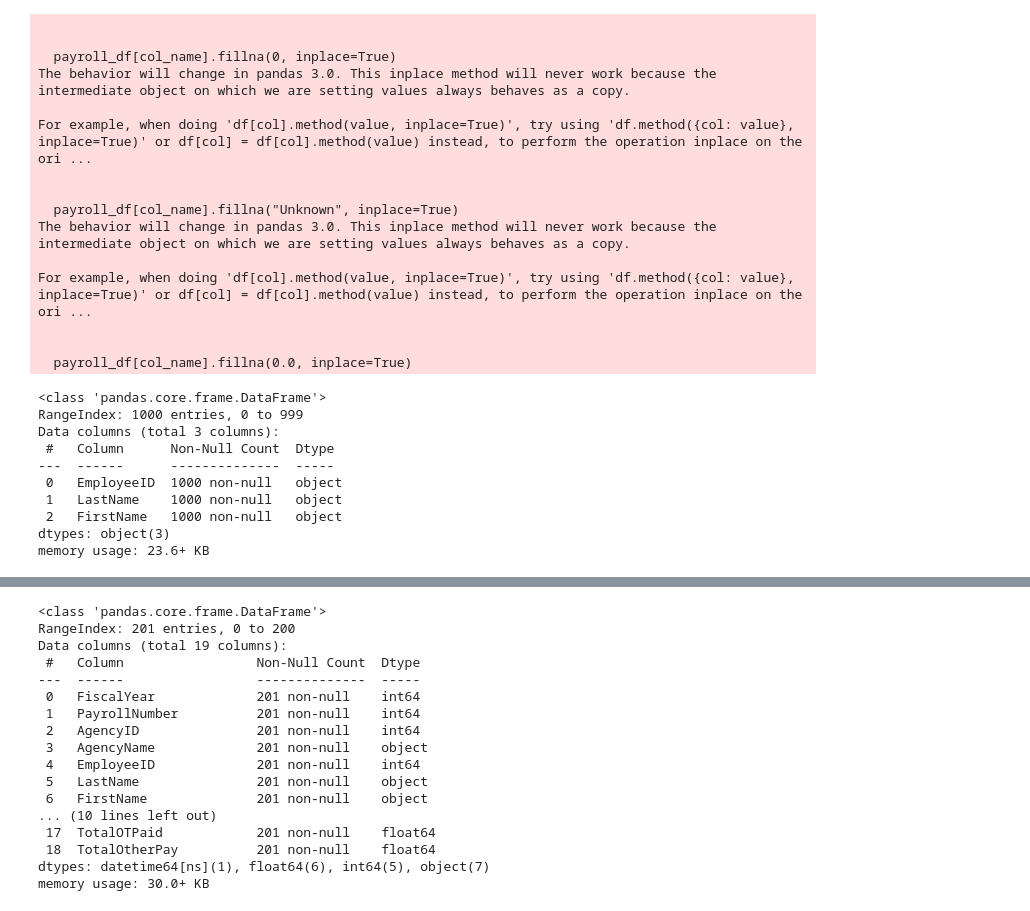
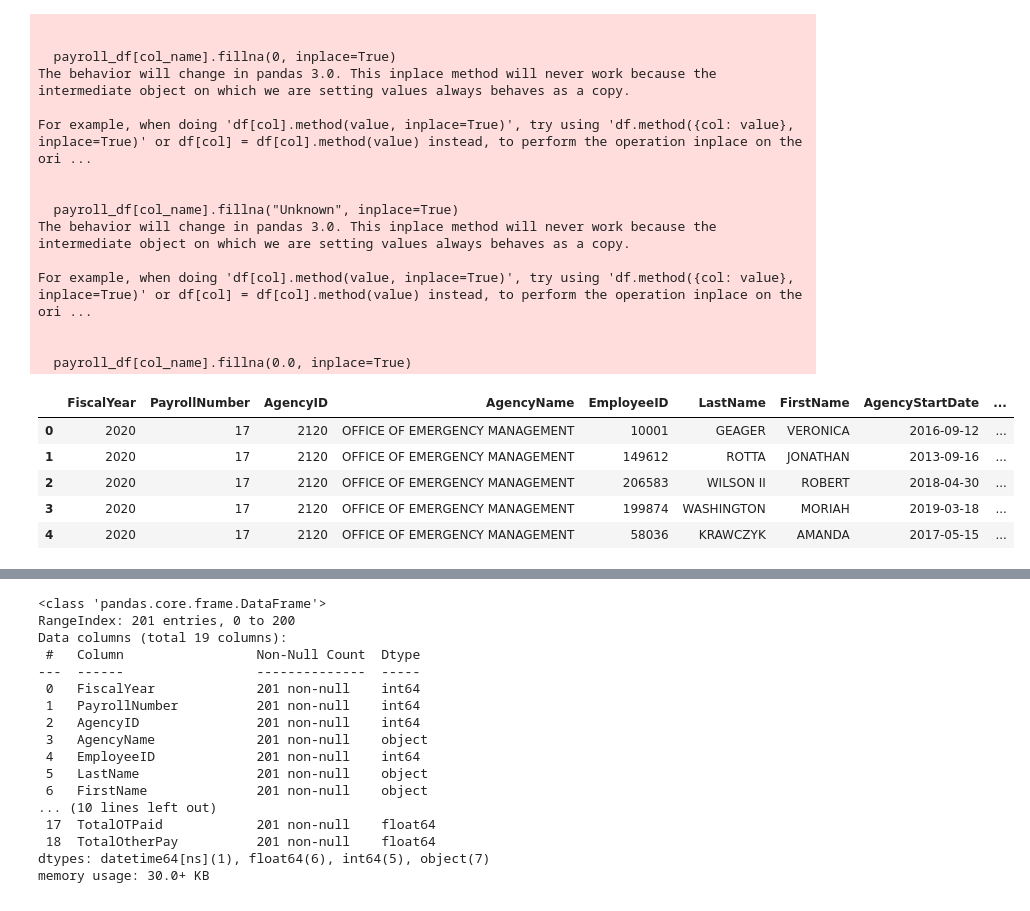
Before and after one commit to nonsosky/nycpayroll_capstone_project, a Jupyter notebook: nyc_payroll_etl.ipynb, the cells around one changed output, grey strips where cells are left out. Cells and saved outputs as stored; diff of their text form; code cells hidden in the pictures.

Commit message:
Data Loading

```diff
--- a/nyc_payroll_etl.ipynb
+++ b/nyc_payroll_etl.ipynb
@@ -120,19 +151,15 @@ For example, when doing 'df[col].method(value, inplace=True)', try using 'df.met
 
 
   payroll_df[col_name].fillna(0.0, inplace=True)
-# %%
-employee_df.info()
-# %% [output]
-<class 'pandas.core.frame.DataFrame'>
-RangeIndex: 1000 entries, 0 to 999
-Data columns (total 3 columns):
- #   Column      Non-Null Count  Dtype
----  ------      --------------  -----
- 0   EmployeeID  1000 non-null   object
- 1   LastName    1000 non-null   object
- 2   FirstName   1000 non-null   object
-dtypes: object(3)
-memory usage: 23.6+ KB
+# %%
+payroll_df.head()
+# %% [output]
+|  | FiscalYear | PayrollNumber | AgencyID | AgencyName | EmployeeID | LastName | FirstName | AgencyStartDate | ... |
+| 0 | 2020 | 17 | 2120 | OFFICE OF EMERGENCY MANAGEMENT | 10001 | GEAGER | VERONICA | 2016-09-12 | ... |
+| 1 | 2020 | 17 | 2120 | OFFICE OF EMERGENCY MANAGEMENT | 149612 | ROTTA | JONATHAN | 2013-09-16 | ... |
+| 2 | 2020 | 17 | 2120 | OFFICE OF EMERGENCY MANAGEMENT | 206583 | WILSON II | ROBERT | 2018-04-30 | ... |
+| 3 | 2020 | 17 | 2120 | OFFICE OF EMERGENCY MANAGEMENT | 199874 | WASHINGTON | MORIAH | 2019-03-18 | ... |
+| 4 | 2020 | 17 | 2120 | OFFICE OF EMERGENCY MANAGEMENT | 58036 | KRAWCZYK | AMANDA | 2017-05-15 | ... |
 # %%
 # Merge all data together
 merged_data = payroll_df \
```
Also changed, not shown: parts of 10 cells of this notebook, 2 other files.
